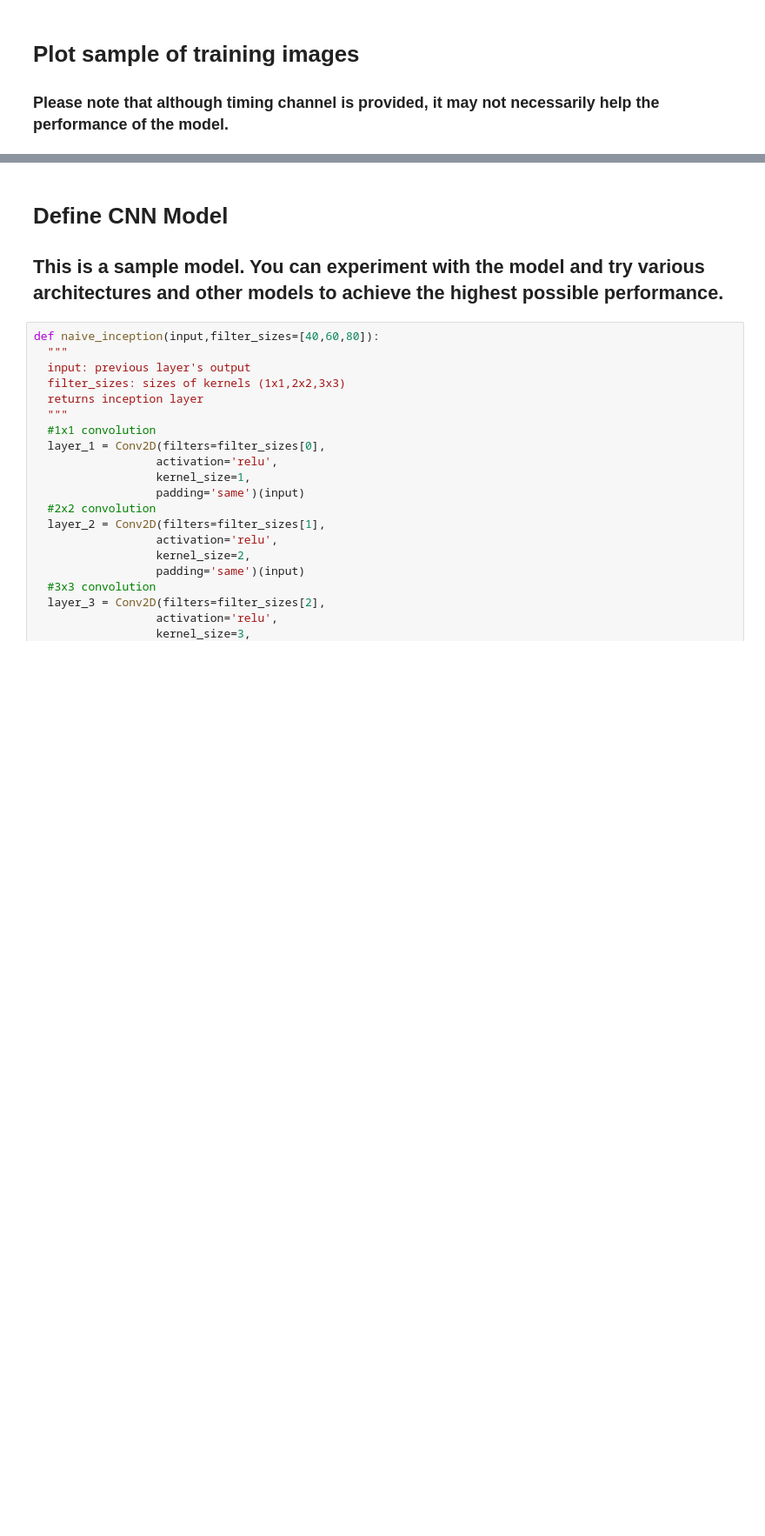
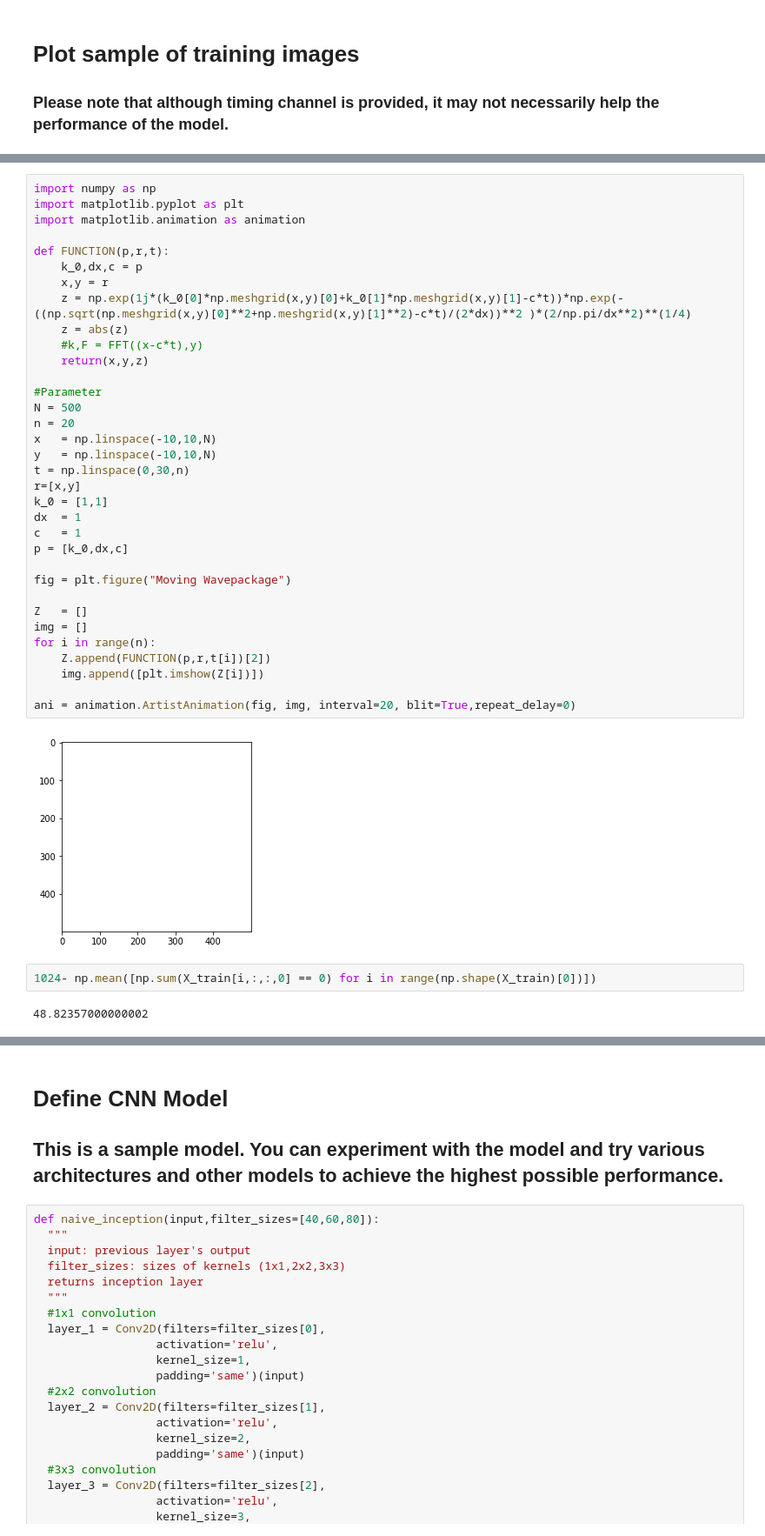
Before and after one commit to bear-is-asleep/PID-Classifier, a Jupyter notebook: ParticleImages.ipynb, the cells around one changed output, grey strips where cells are left out. Shown at 87% size. Cells and saved outputs as stored; diff of their text form; blank space fills up the shorter version.

```diff
--- a/ParticleImages.ipynb
+++ b/ParticleImages.ipynb
@@ -146,0 +191,40 @@ def keep_t_only(x):
+# %%
+import numpy as np
+import matplotlib.pyplot as plt
+import matplotlib.animation as animation
+
+def FUNCTION(p,r,t):
+    k_0,dx,c = p
+    x,y = r
+    z = np.exp(1j*(k_0[0]*np.meshgrid(x,y)[0]+k_0[1]*np.meshgrid(x,y)[1]-c*t))*np.exp(-((np.sqrt(np.meshgrid(x,y)[0]**2+np.meshgrid(x,y)[1]**2)-c*t)/(2*dx))**2 )*(2/np.pi/dx**2)**(1/4)
+    z = abs(z)
+    #k,F = FFT((x-c*t),y)
+    return(x,y,z)
+
+#Parameter
+N = 500
+n = 20
+x   = np.linspace(-10,10,N)
+y   = np.linspace(-10,10,N)
+t = np.linspace(0,30,n)
+r=[x,y]
+k_0 = [1,1]
+dx  = 1
+c   = 1
+p = [k_0,dx,c]
+
+fig = plt.figure("Moving Wavepackage")
+
+Z   = []
+img = []
+for i in range(n):
+    Z.append(FUNCTION(p,r,t[i])[2])
+    img.append([plt.imshow(Z[i])])
+
+ani = animation.ArtistAnimation(fig, img, interval=20, blit=True,repeat_delay=0)
+# %% [output]
+[figure, added]
+# %%
+1024- np.mean([np.sum(X_train[i,:,:,0] == 0) for i in range(np.shape(X_train)[0])])
+# %% [output]
+48.82357000000002
```
Also changed, not shown: parts of 9 cells of this notebook.
